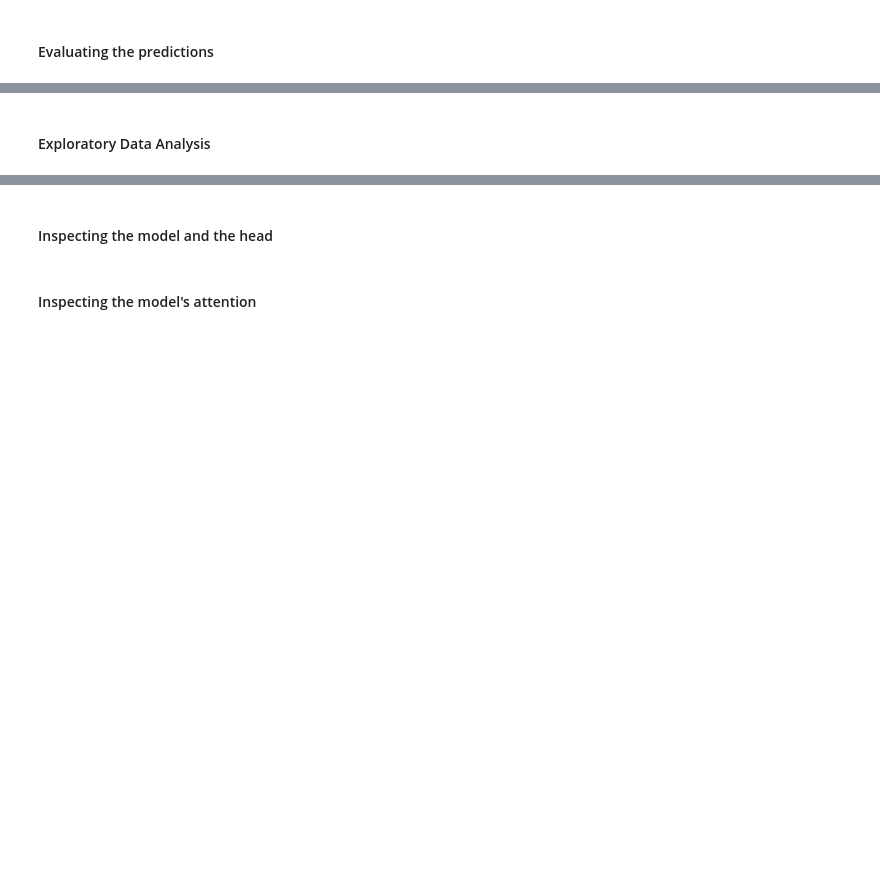
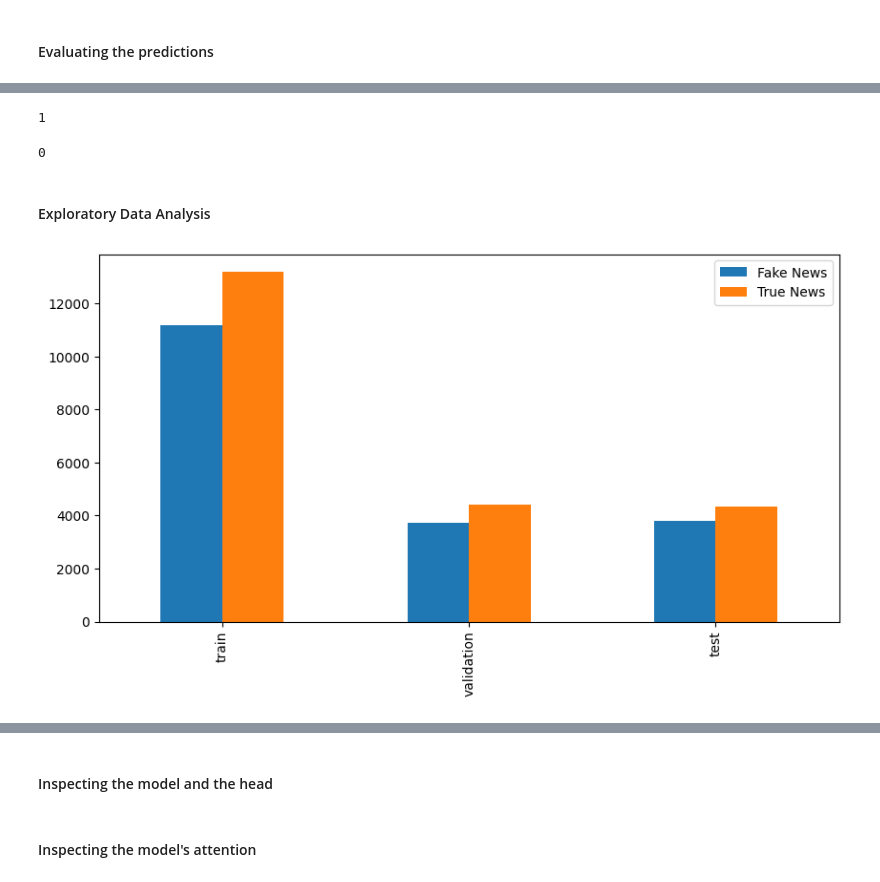
Before and after one commit to MScDS2023/AML2024-Project, a Jupyter notebook: main.ipynb, the cells around one changed output, grey strips where cells are left out. Cells and saved outputs as stored; diff of their text form; code cells hidden in the pictures; blank space fills up the shorter version.

```diff
--- a/main.ipynb
+++ b/main.ipynb
@@ -121,3 +149,5 @@ data = data.remove_columns(['Unnamed: 0','title'])
 # %%
 with open('predictions/predictions.txt','r') as f:
     predictions = f.read().split('\n')
+
+predictions = [int(i) for i in predictions]
@@ -128,4 +153,0 @@ len(data['test']['label'])
-# %%
-for i in range(len(predictions)):
-    if predictions[i] == '':
-        print(i)
@@ -139,0 +167,6 @@ ValueError: Found input variables with inconsistent numbers of samples: [8117, 8
+# %%
+count = 0
+for i,j in zip(predictions,data['test']['label']):
+    if i != j:
+        print(count)
+    count += 1
@@ -140,3 +191,11 @@ ValueError: Found input variables with inconsistent numbers of samples: [8117, 8
+# %%
+predictions[59]
+# %% [output]
+1
+# %%
+data['test']['label'][59]
+# %% [output]
+0
 # %% [markdown]
 #### Exploratory Data Analysis
 # %%
@@ -153,7 +212,9 @@ for i in data:
 # %%
 count_df = pd.DataFrame.from_dict(count_dict,orient = 'index')
 count_df.rename(columns = {0:'Fake News',1:'True News'},inplace = True)
-count_df.plot.bar();
+count_df.plot.bar(figsize = (10,5));
+# %% [output]
+[figure, added]
 # %%
 len_count_dict = dict()
 for i in data:
```
Also changed, not shown: parts of 15 cells of this notebook.
